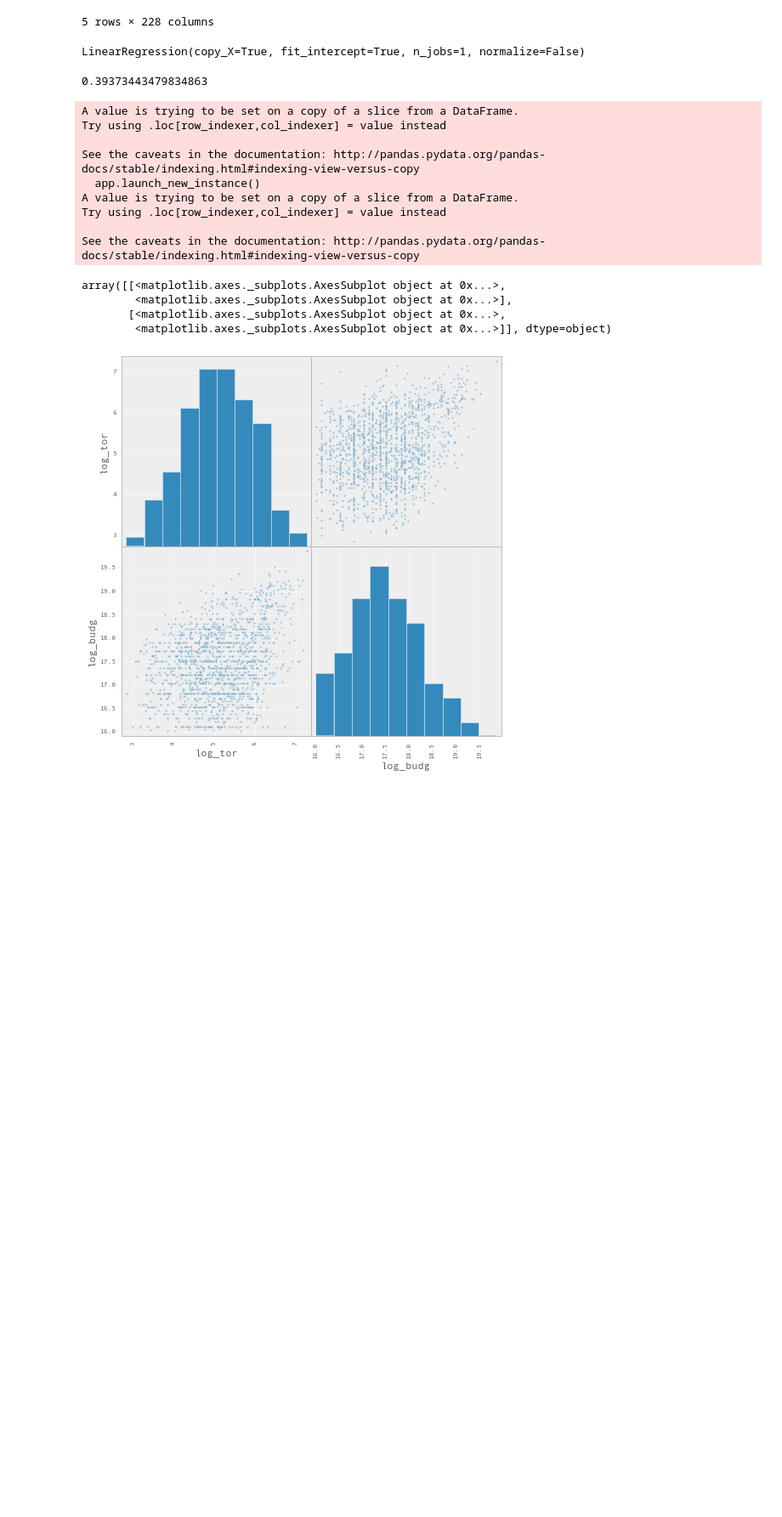
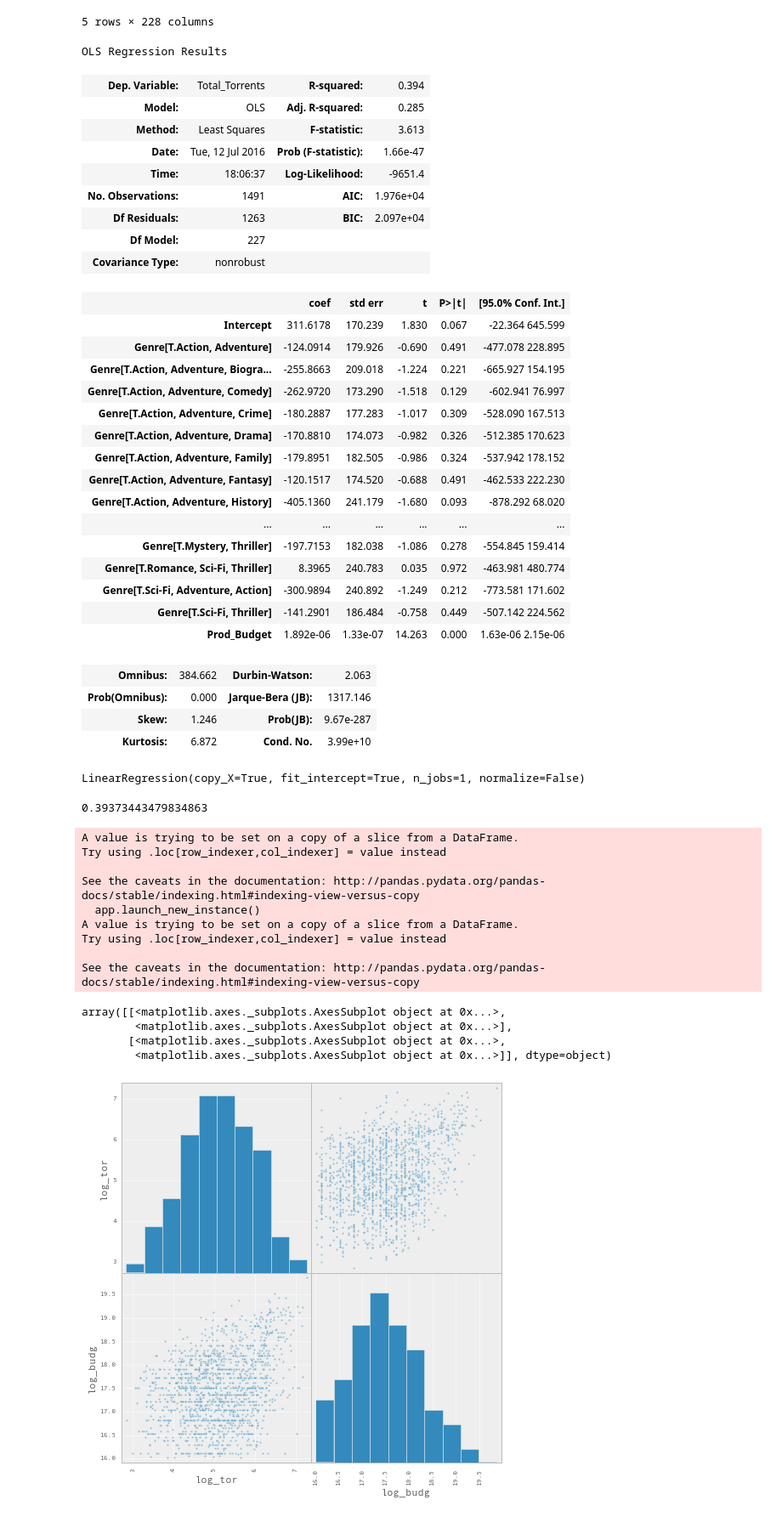
Before and after one commit to bryantbiggs/movie_torrents, a Jupyter notebook: Genre_Analysis_Draft1.ipynb, the cells around one changed output. Shown at 85% size. Drawn from its saved outputs; the diff is of its cells as text; code cells hidden in the pictures; blank space fills up the shorter version.

Commit message:
early model

```diff
--- a/Genre_Analysis_Draft1.ipynb
+++ b/Genre_Analysis_Draft1.ipynb
@@ -252,10 +244,41 @@ x.head()
 # %%
 import statsmodels.api as sm
 
 model = sm.OLS(y, x)
 results = model.fit()
 
-#results.summary()
+results.summary()
+# %% [output]
+OLS Regression Results
+| Dep. Variable: | Total_Torrents | R-squared: | 0.394 |
+| Model: | OLS | Adj. R-squared: | 0.285 |
+| Method: | Least Squares | F-statistic: | 3.613 |
+| Date: | Tue, 12 Jul 2016 | Prob (F-statistic): | 1.66e-47 |
+| Time: | 18:06:37 | Log-Likelihood: | -9651.4 |
+| No. Observations: | 1491 | AIC: | 1.976e+04 |
+| Df Residuals: | 1263 | BIC: | 2.097e+04 |
+| Df Model: | 227 |  |  |
+| Covariance Type: | nonrobust |  |  |
+|  | coef | std err | t | P>|t| | [95.0% Conf. Int.] |
+| Intercept | 311.6178 | 170.239 | 1.830 | 0.067 | -22.364 645.599 |
+| Genre[T.Action, Adventure] | -124.0914 | 179.926 | -0.690 | 0.491 | -477.078 228.895 |
+| Genre[T.Action, Adventure, Biogra... | -255.8663 | 209.018 | -1.224 | 0.221 | -665.927 154.195 |
+| Genre[T.Action, Adventure, Comedy] | -262.9720 | 173.290 | -1.518 | 0.129 | -602.941 76.997 |
+| Genre[T.Action, Adventure, Crime] | -180.2887 | 177.283 | -1.017 | 0.309 | -528.090 167.513 |
+| Genre[T.Action, Adventure, Drama] | -170.8810 | 174.073 | -0.982 | 0.326 | -512.385 170.623 |
+| Genre[T.Action, Adventure, Family] | -179.8951 | 182.505 | -0.986 | 0.324 | -537.942 178.152 |
+| Genre[T.Action, Adventure, Fantasy] | -120.1517 | 174.520 | -0.688 | 0.491 | -462.533 222.230 |
+| Genre[T.Action, Adventure, History] | -405.1360 | 241.179 | -1.680 | 0.093 | -878.292 68.020 |
+| ... | ... | ... | ... | ... | ... |
+| Genre[T.Mystery, Thriller] | -197.7153 | 182.038 | -1.086 | 0.278 | -554.845 159.414 |
+| Genre[T.Romance, Sci-Fi, Thriller] | 8.3965 | 240.783 | 0.035 | 0.972 | -463.981 480.774 |
+| Genre[T.Sci-Fi, Adventure, Action] | -300.9894 | 240.892 | -1.249 | 0.212 | -773.581 171.602 |
+| Genre[T.Sci-Fi, Thriller] | -141.2901 | 186.484 | -0.758 | 0.449 | -507.142 224.562 |
+| Prod_Budget | 1.892e-06 | 1.33e-07 | 14.263 | 0.000 | 1.63e-06 2.15e-06 |
+| Omnibus: | 384.662 | Durbin-Watson: | 2.063 |
+| Prob(Omnibus): | 0.000 | Jarque-Bera (JB): | 1317.146 |
+| Skew: | 1.246 | Prob(JB): | 9.67e-287 |
+| Kurtosis: | 6.872 | Cond. No. | 3.99e+10 |
 # %%
 import statsmodels.formula.api as smf
 
```
Also changed, not shown: parts of 4 cells of this notebook.
